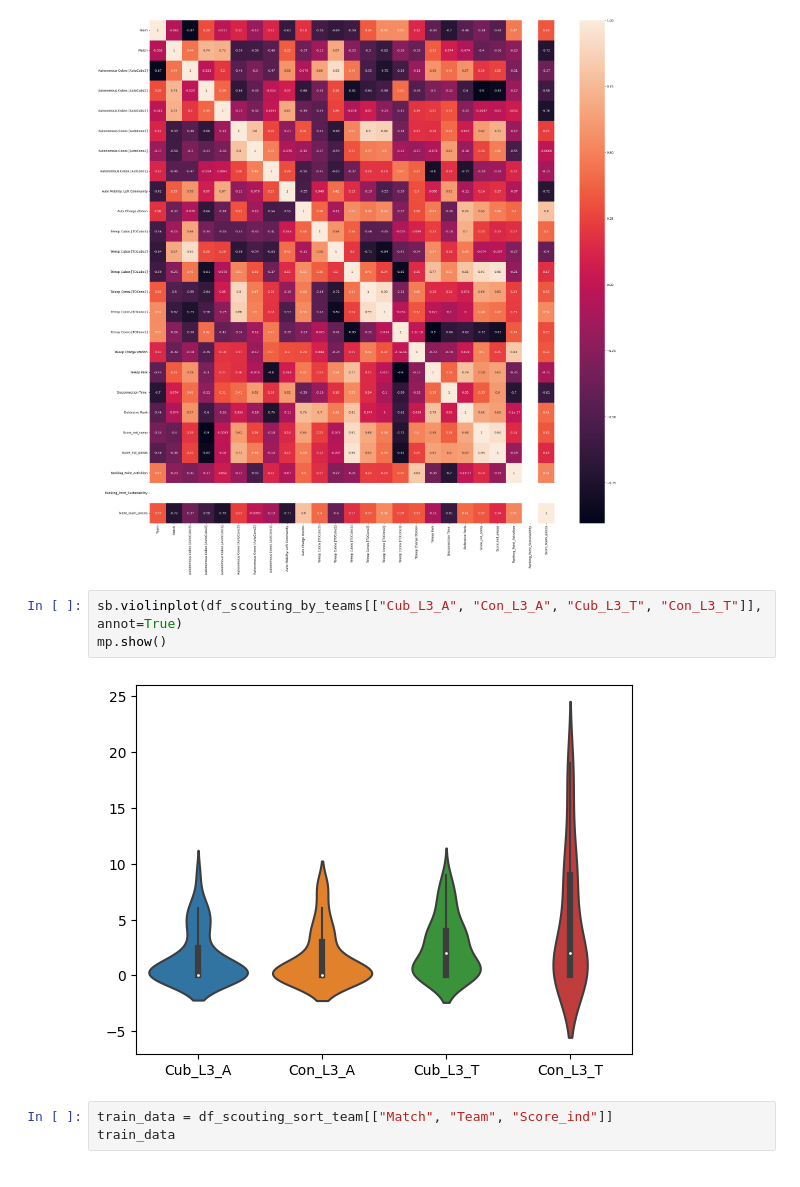
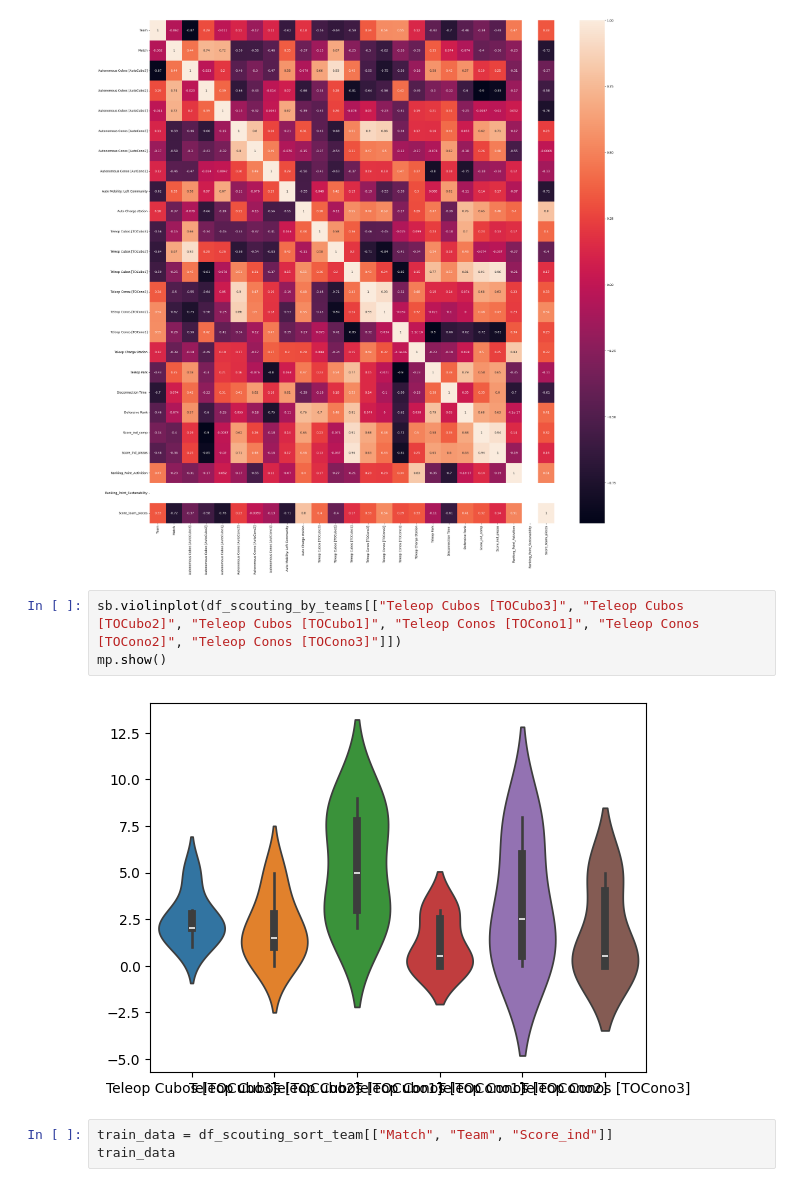
Before and after one commit to IvanDelfin/Robotica_6017, a Jupyter notebook: test_analisis.ipynb, the cells around one changed output. Saved outputs shown, nothing was run; the diff lists cells and outputs as text.

```diff
--- a/test_analisis.ipynb
+++ b/test_analisis.ipynb
@@ -517,11 +520,11 @@ sb.heatmap(df_mean_all.corr(), annot=True)
 mp.show()
 # %% [output]
 [figure]
-# %%
-sb.violinplot(df_scouting_by_teams[["Cub_L3_A", "Con_L3_A", "Cub_L3_T", "Con_L3_T"]], annot=True)
-mp.show()
-# %% [output]
-[figure, removed]
+# %%
+sb.violinplot(df_scouting_by_teams[["Teleop Cubos [TOCubo3]", "Teleop Cubos [TOCubo2]", "Teleop Cubos [TOCubo1]", "Teleop Conos [TOCono1]", "Teleop Conos [TOCono2]", "Teleop Conos [TOCono3]"]])
+mp.show()
+# %% [output]
+[figure, added]
 # %%
 train_data = df_scouting_sort_team[["Match", "Team", "Score_ind"]]
 train_data
```
Also changed, not shown: parts of 4 cells of this notebook, 4 other files.
